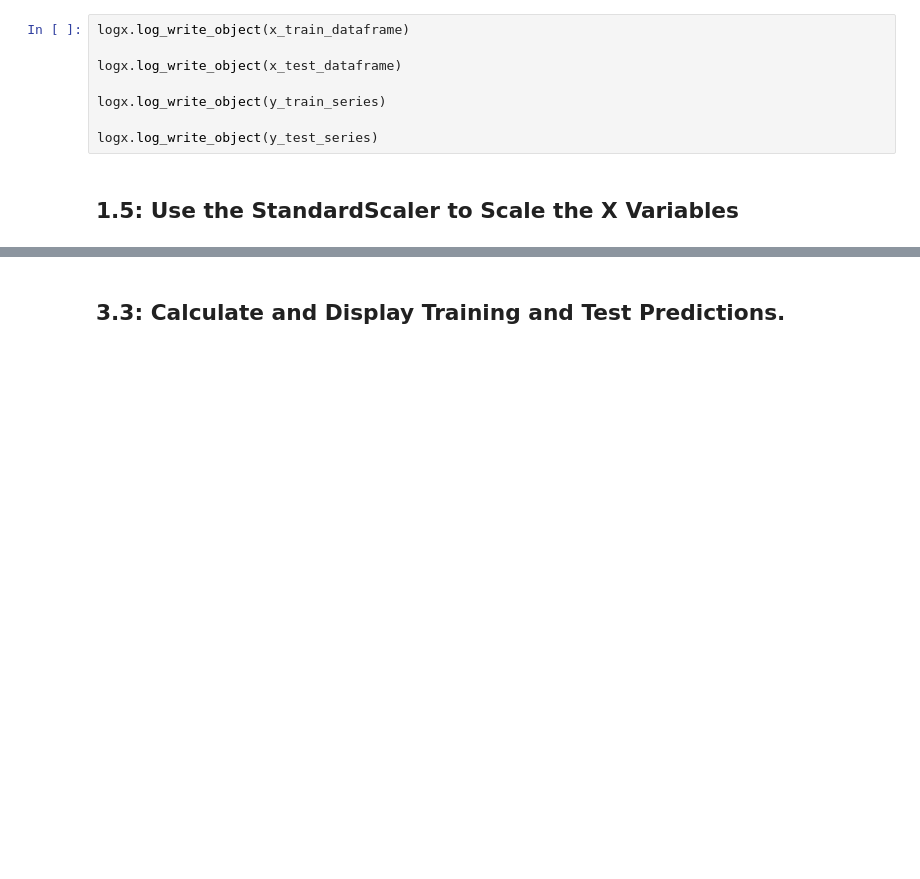
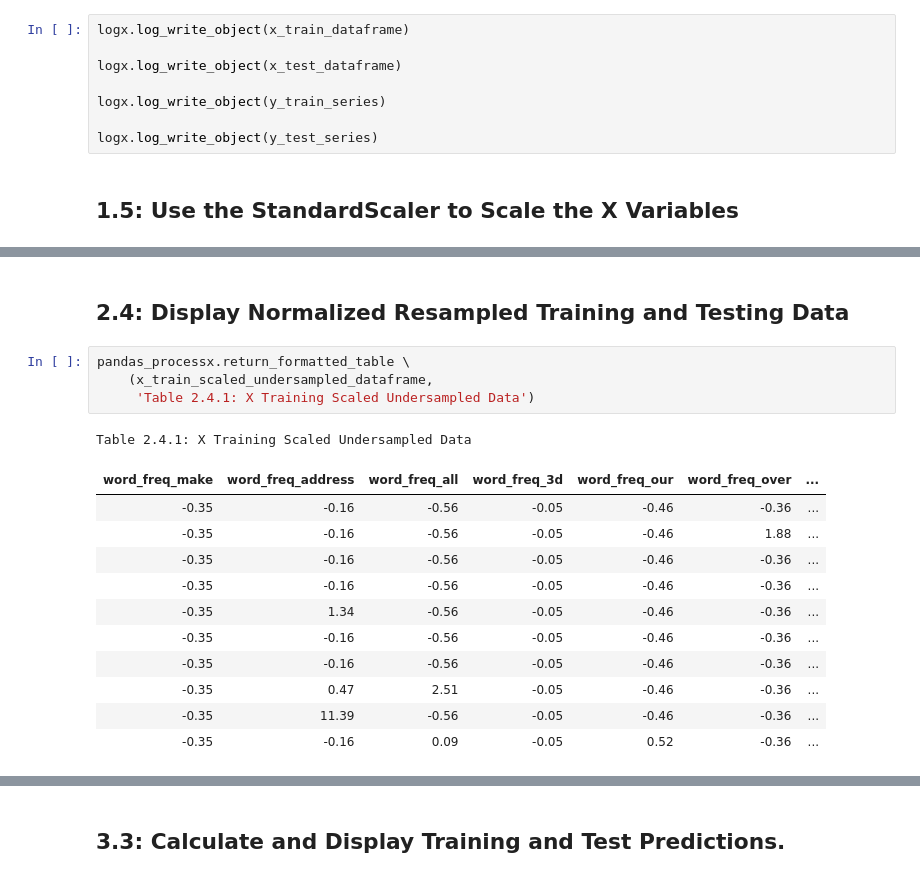
Before and after one commit to njgeorge000158/Spam-Detection-with-Supervised-Machine-Learning-Models, a Jupyter notebook: spam_detector.ipynb, the cells around one changed output, grey strips where cells are left out. Cells and saved outputs as stored; diff of their text form; blank space fills up the shorter version.

```diff
--- a/spam_detector.ipynb
+++ b/spam_detector.ipynb
@@ -454,0 +363,19 @@ The decision tree model score from normalized test data is 89.49%
+# %% [markdown]
+## **2.4: Display Normalized Resampled Training and Testing Data**
+# %%
+pandas_processx.return_formatted_table \
+    (x_train_scaled_undersampled_dataframe,
+     'Table 2.4.1: X Training Scaled Undersampled Data')
+# %% [output]
+Table 2.4.1: X Training Scaled Undersampled Data
+| word_freq_make | word_freq_address | word_freq_all | word_freq_3d | word_freq_our | word_freq_over | ... |
+| -0.35 | -0.16 | -0.56 | -0.05 | -0.46 | -0.36 | ... |
+| -0.35 | -0.16 | -0.56 | -0.05 | -0.46 | 1.88 | ... |
+| -0.35 | -0.16 | -0.56 | -0.05 | -0.46 | -0.36 | ... |
+| -0.35 | -0.16 | -0.56 | -0.05 | -0.46 | -0.36 | ... |
+| -0.35 | 1.34 | -0.56 | -0.05 | -0.46 | -0.36 | ... |
+| -0.35 | -0.16 | -0.56 | -0.05 | -0.46 | -0.36 | ... |
+| -0.35 | -0.16 | -0.56 | -0.05 | -0.46 | -0.36 | ... |
+| -0.35 | 0.47 | 2.51 | -0.05 | -0.46 | -0.36 | ... |
+| -0.35 | 11.39 | -0.56 | -0.05 | -0.46 | -0.36 | ... |
+| -0.35 | -0.16 | 0.09 | -0.05 | 0.52 | -0.36 | ... |
```
Also changed, not shown: parts of 535 cells of this notebook.
